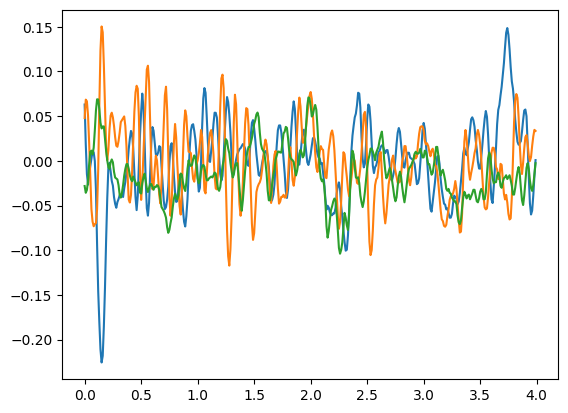
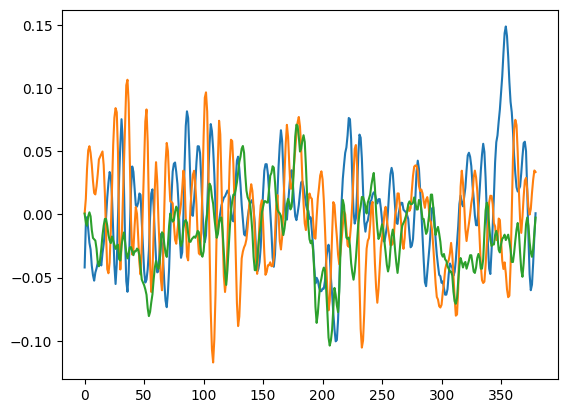
The notebook cell's code change between the first figure and the second:
--- before
+++ after
@@ -1,4 +1,4 @@
 # Gyro
-start, stop = (0, 400)
+start, stop = (20, 400)
 t = (imu.t - imu.t[0])[start:stop]
 stationary = imu.gyro[start:stop]
@@ -12,4 +12,4 @@
 print(f"sigma_accel [rad/s]: {std_gyro}")
 
-plt.plot(t,stationary)
+plt.plot(stationary)
 plt.show()

Commit: some work but not great